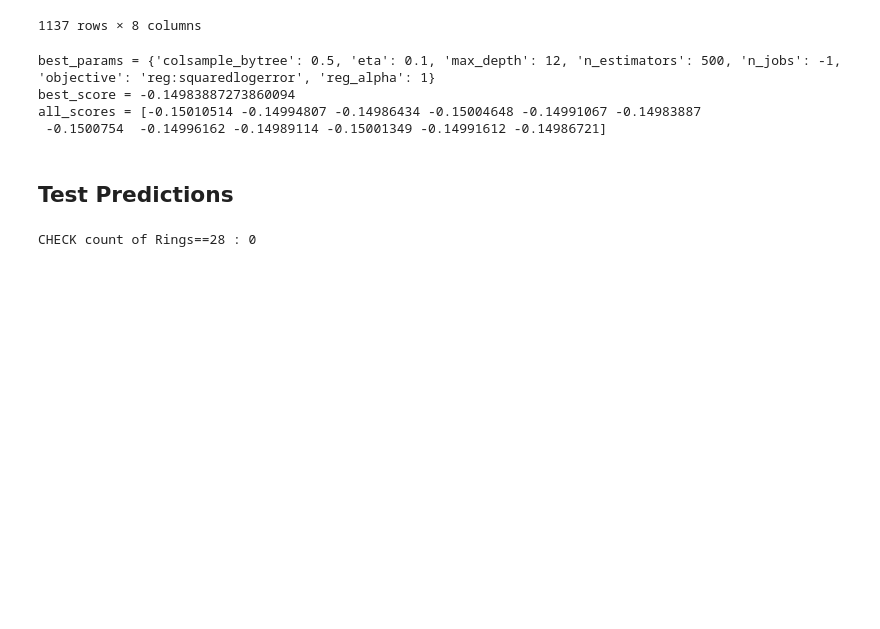
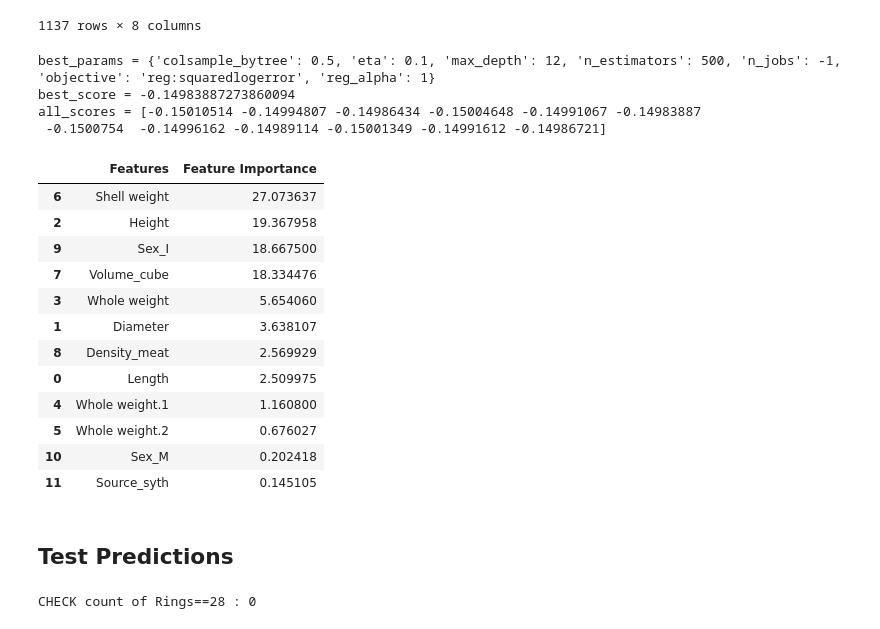
Before and after one commit to stephanie-yz/Kaggle_PG4.04_Abalone, a Jupyter notebook: 03_Modelling.ipynb, the cells around one changed output. Cells and saved outputs as stored; diff of their text form; code cells hidden in the pictures; blank space fills up the shorter version.

Commit message:
Show XGB feature importance

```diff
--- a/03_Modelling.ipynb
+++ b/03_Modelling.ipynb
@@ -220,6 +220,24 @@ xgbreg = xgb.XGBRegressor(n_estimators= 500, max_depth=12, eta=0.1, colsample_by
 
 ## fit model to training data
 xgbreg.fit(x_train_onehot.values, y_train); None
+# %%
+## List feature importance
+xgb_ft_imp = pd.DataFrame(data={'Features': x_train_onehot.columns, 'Feature Importance':xgbreg.feature_importances_*100})
+xgb_ft_imp.sort_values(by='Feature Importance', ascending=False)
+# %% [output]
+|  | Features | Feature Importance |
+| 6 | Shell weight | 27.073637 |
+| 2 | Height | 19.367958 |
+| 9 | Sex_I | 18.667500 |
+| 7 | Volume_cube | 18.334476 |
+| 3 | Whole weight | 5.654060 |
+| 1 | Diameter | 3.638107 |
+| 8 | Density_meat | 2.569929 |
+| 0 | Length | 2.509975 |
+| 4 | Whole weight.1 | 1.160800 |
+| 5 | Whole weight.2 | 0.676027 |
+| 10 | Sex_M | 0.202418 |
+| 11 | Source_syth | 0.145105 |
 # %% [markdown]
 ## Test Predictions
 # %%
```
